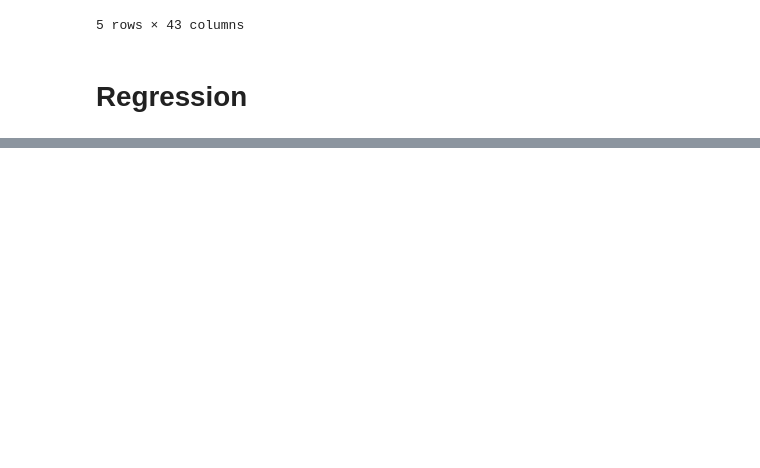
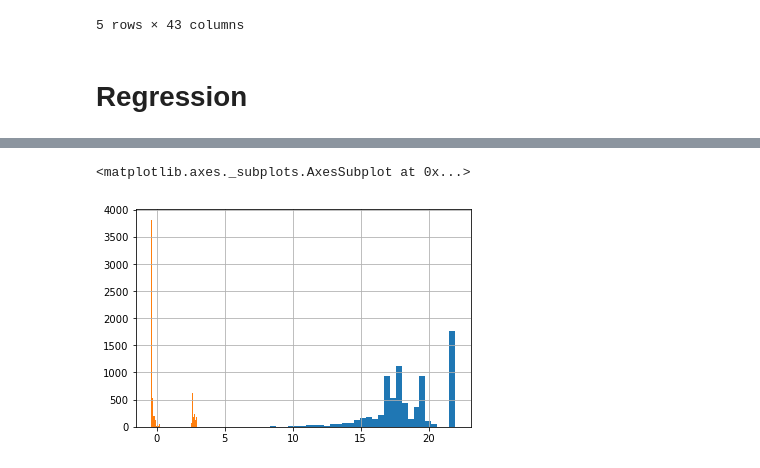
Before and after one commit to ruptho/wiki-event-bias, a Jupyter notebook: offset_analysis.ipynb, the cells around one changed output, grey strips where cells are left out. Cells and saved outputs as stored; diff of their text form; code cells hidden in the pictures; blank space fills up the shorter version.

```diff
--- a/offset_analysis.ipynb
+++ b/offset_analysis.ipynb
@@ -83,0 +112,6 @@ label_renames = {'Middle East & North Africa': 'MENAf', 'Latin America & Caribbe
+# %%
+df_filtered[df_filtered.code == 'en'].views_baseline_log.hist(bins=50)
+df_filtered[df_filtered.code == 'en'].views_baseline_z.hist(bins=50)
+# %% [output]
+<matplotlib.axes._subplots.AxesSubplot at 0x...>
+[figure, added]
```
Also changed, not shown: parts of 29 cells of this notebook, 3 other files.
